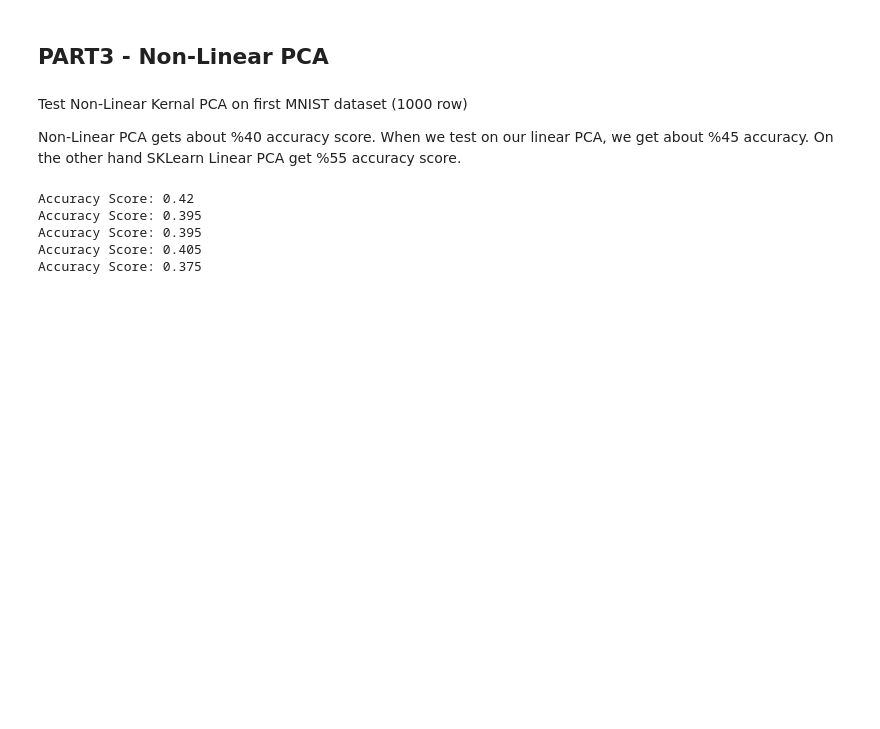
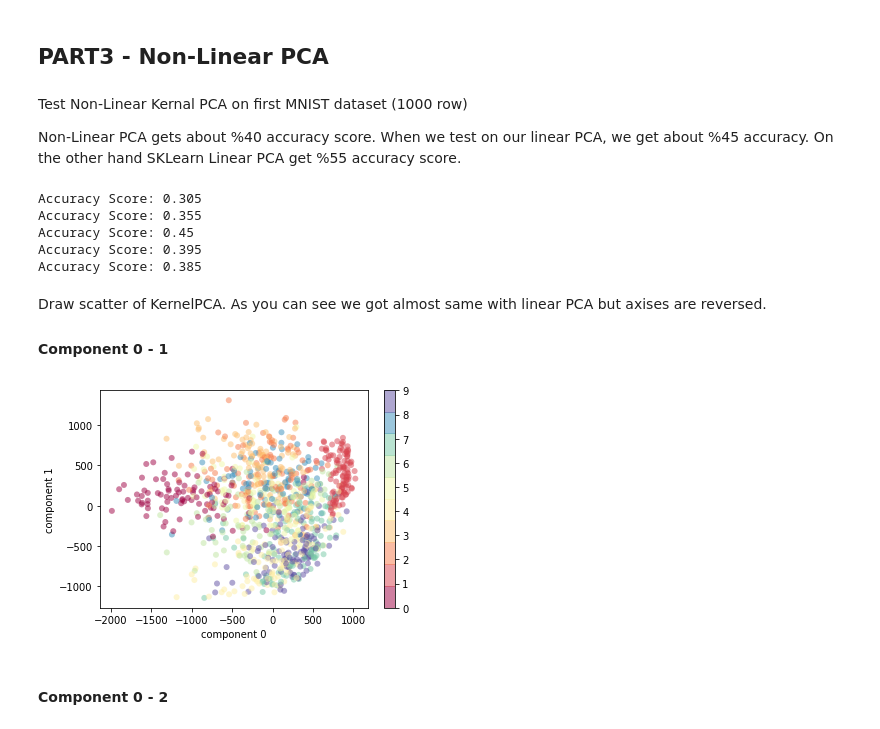
Before and after one commit to GTU-Projects/CSE455_MachineLearning_2018, a Jupyter notebook: HW3_PCA/HW3_MEN_HASAN_131044009.ipynb, the cells around one changed output. Drawn from its saved outputs; the diff is of its cells as text; code cells hidden in the pictures; blank space fills up the shorter version.

```diff
--- a/HW3_PCA/HW3_MEN_HASAN_131044009.ipynb
+++ b/HW3_PCA/HW3_MEN_HASAN_131044009.ipynb
@@ -179,13 +182,13 @@ from sklearn.decomposition import KernelPCA
 
 kf = KFold(n_splits=5)
 
-kernelPCA = KernelPCA(2)
+kernelPCA = KernelPCA(4)
 projected = kernelPCA.fit_transform(trainSetX)
 
 for trainIndex, testIndex in kf.split(projected):
 
     kTrainX, kTestX = projected[trainIndex], projected[testIndex]
-    kTrainY, kTestY = y_train[trainIndex], y_train[testIndex]
+    kTrainY, kTestY = trainSetY[trainIndex], trainSetY[testIndex]
 
     clf = RandomForestClassifier(max_depth=2, random_state=0)
     clf.fit(kTrainX, kTrainY)
@@ -194,8 +197,23 @@ for trainIndex, testIndex in kf.split(projected):
 
     print('Accuracy Score:', accuracy_score(predicts, kTestY))
 # %% [output]
-Accuracy Score: 0.42
+Accuracy Score: 0.305
+Accuracy Score: 0.355
+Accuracy Score: 0.45
 Accuracy Score: 0.395
-Accuracy Score: 0.395
-Accuracy Score: 0.405
-Accuracy Score: 0.375
+Accuracy Score: 0.385
+# %% [markdown]
+Draw scatter of KernelPCA. As you can see we got almost same with linear PCA but axises are reversed.
+
+#### Component 0 - 1
+# %%
+plt.scatter(projected[:, 0],projected[:, 1], #[0 for i in range(len(projected))]
+            c=trainSetY, edgecolor='none', alpha=0.5,
+            cmap=plt.cm.get_cmap('Spectral', 10))
+plt.xlabel('component 0')
+plt.ylabel('component 1')
+plt.colorbar();
+# %% [output]
+[figure, added]
+# %% [markdown]
+#### Component 0 - 2
```
Also changed, not shown: parts of 16 cells of this notebook.
